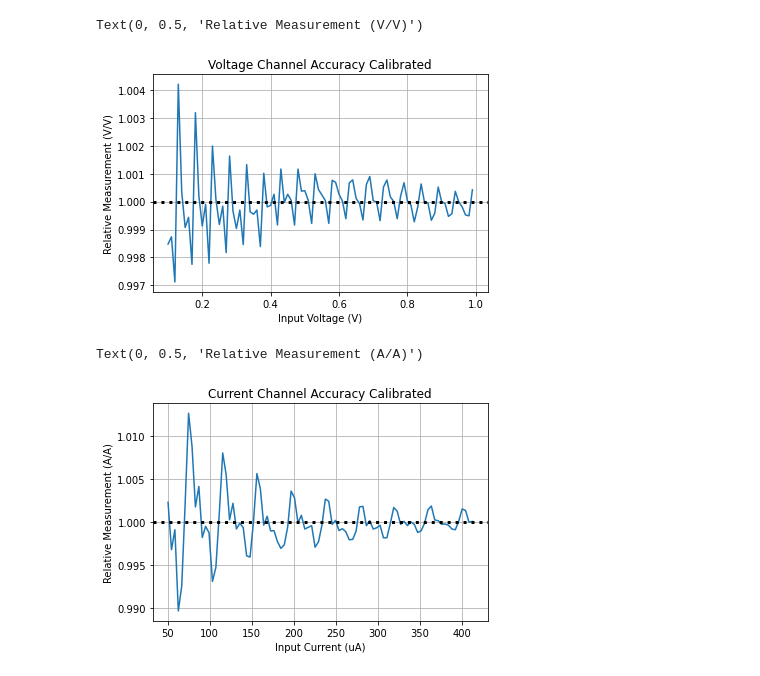
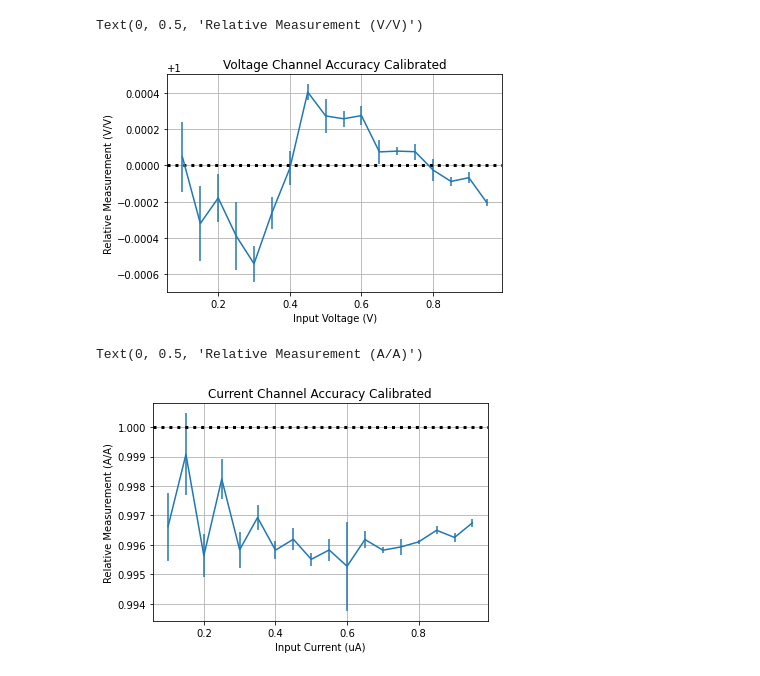
Before and after one commit to jlab-sensing/soil-power-sensor-calibration, a Jupyter notebook: calibration.ipynb, the cells around one changed output. Drawn from its saved outputs; the diff is of its cells as text; code cells hidden in the pictures.

```diff
--- a/calibration.ipynb
+++ b/calibration.ipynb
@@ -61,0 +69,3 @@ data
+# %%
+data = load_data(cfg, datafiles)
+data
@@ -61,0 +87,3 @@ data
+# %%
+eval_data = load_data(cfg, evalfiles)
+eval_data
@@ -76,8 +119,11 @@ def plot_accuracy(x, y):
         Matplotlib figure, same format as plt.subplots
     """
 
+    rel = y / x
+    rel = rel.groupby("V").describe()
+
     fig, ax = plt.subplots()
-    ax.plot(x, y / x)
+    ax.errorbar(rel.index, rel["mean"], yerr=rel["std"])
     ax.axhline(y=1, linestyle=':', color='k', linewidth='3')
     ax.grid()
 
@@ -123,22 +192,25 @@ def calc_fit(x, y):
 # %%
 # Linear Regression
-data["V_fit"] = calc_fit(data["V_meas"], data["V_in"])
-data["I_fit"] = calc_fit(data["I_meas"], data["I_in"])
+V_linreg = stats.linregress(data["V_meas"], data["V_in"])
+I_linreg = stats.linregress(data["I_meas"], data["I_in"])
+
+eval_data["V_fit"] = V_linreg.intercept + V_linreg.slope * eval_data["V_meas"]
+eval_data["I_fit"] = I_linreg.intercept + V_linreg.slope * eval_data["I_meas"]
 # %%
-fig, ax = plot_accuracy(data["V_in"], data["V_fit"])
+fig, ax = plot_accuracy(eval_data["V_in"], eval_data["V_fit"])
 
 ax.set_title("Voltage Channel Accuracy Calibrated")
 ax.set_xlabel("Input Voltage (V)")
 ax.set_ylabel("Relative Measurement (V/V)")
 # %% [output]
 Text(0, 0.5, 'Relative Measurement (V/V)')
-[figure, old version]
+[figure, new version]
 # %%
-fig, ax = plot_accuracy(data["I_in"], data["I_fit"])
+fig, ax = plot_accuracy(eval_data["I_in"], eval_data["I_fit"])
 
 ax.set_title("Current Channel Accuracy Calibrated")
 ax.set_xlabel("Input Current (uA)")
 ax.set_ylabel("Relative Measurement (A/A)")
 # %% [output]
 Text(0, 0.5, 'Relative Measurement (A/A)')
-[figure, old version]
+[figure, new version]
```
Also changed, not shown: parts of 12 cells of this notebook, 4 other files.
